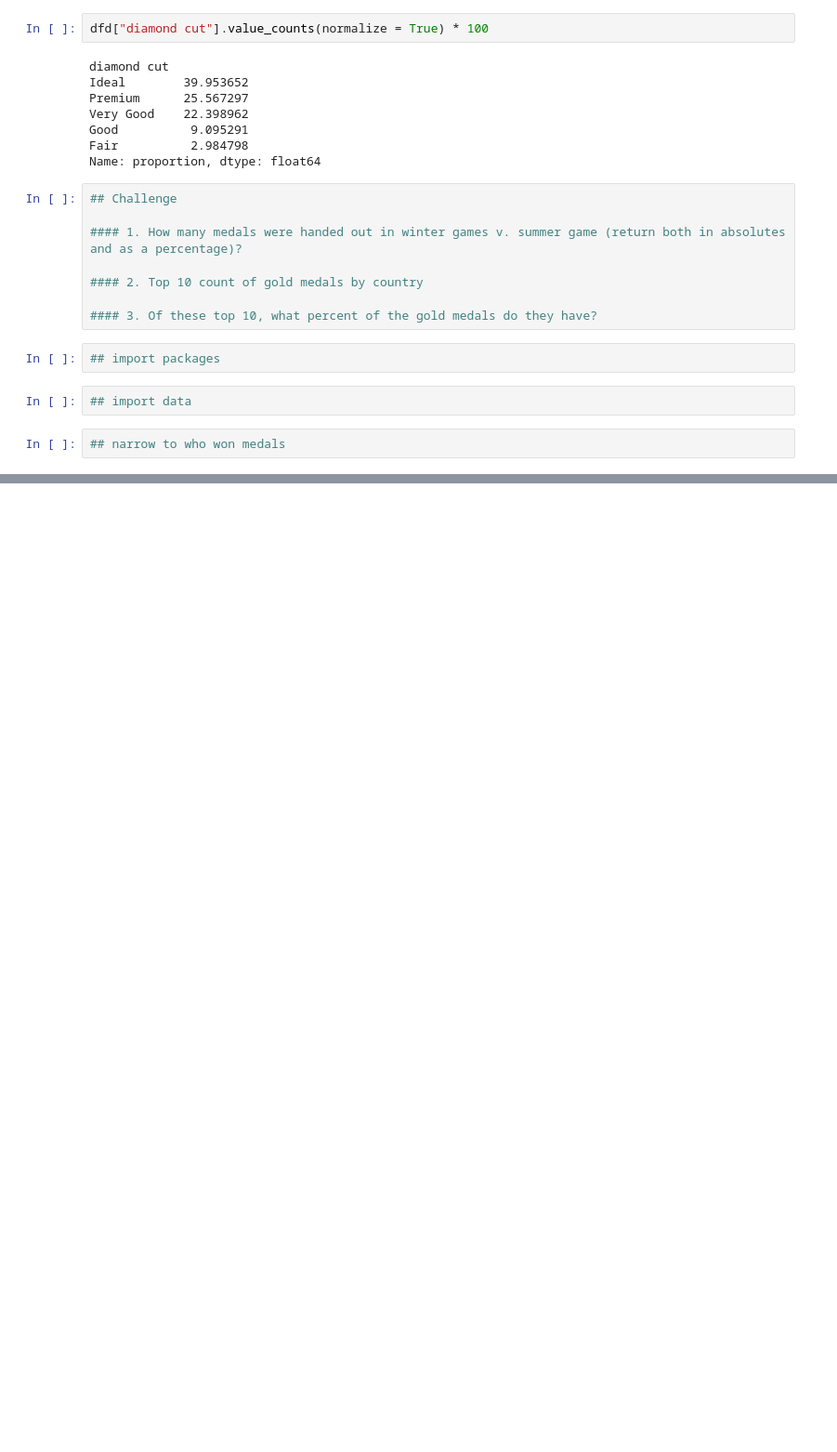
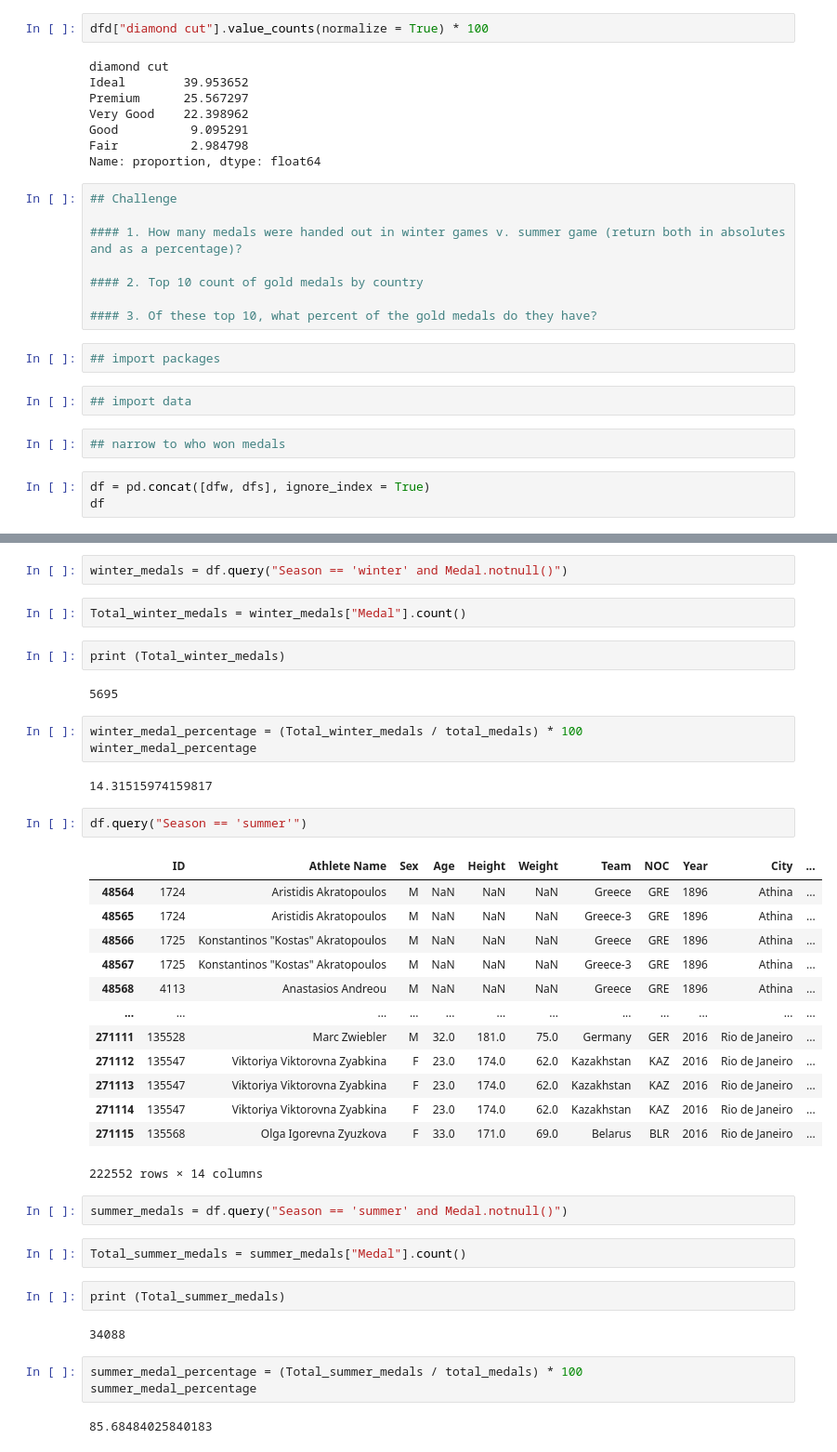
Before and after one commit to zhenjiazhang/2025-spring-sandeep-advanced-data-homework, a Jupyter notebook: wk06-sort-count-subset-BLANK.ipynb, the cells around one changed output, grey strips where cells are left out. Shown at 93% size. Saved outputs shown, nothing was run; the diff lists cells and outputs as text; blank space fills up the shorter version.

```diff
--- a/wk06-sort-count-subset-BLANK.ipynb
+++ b/wk06-sort-count-subset-BLANK.ipynb
@@ -625,3 +625,6 @@ Name: proportion, dtype: float64
 ## import data
 # %%
 ## narrow to who won medals
+# %%
+df = pd.concat([dfw, dfs], ignore_index = True)
+df
@@ -627,0 +666,42 @@ Name: proportion, dtype: float64
+# %%
+winter_medals = df.query("Season == 'winter' and Medal.notnull()")
+# %%
+Total_winter_medals = winter_medals["Medal"].count()
+# %%
+print (Total_winter_medals)
+# %% [output]
+5695
+# %%
+winter_medal_percentage = (Total_winter_medals / total_medals) * 100
+winter_medal_percentage
+# %% [output]
+14.31515974159817
+# %%
+df.query("Season == 'summer'")
+# %% [output]
+|  | ID | Athlete Name | Sex | Age | Height | Weight | Team | NOC | Year | City | ... |
+| 48564 | 1724 | Aristidis Akratopoulos | M | NaN | NaN | NaN | Greece | GRE | 1896 | Athina | ... |
+| 48565 | 1724 | Aristidis Akratopoulos | M | NaN | NaN | NaN | Greece-3 | GRE | 1896 | Athina | ... |
+| 48566 | 1725 | Konstantinos "Kostas" Akratopoulos | M | NaN | NaN | NaN | Greece | GRE | 1896 | Athina | ... |
+| 48567 | 1725 | Konstantinos "Kostas" Akratopoulos | M | NaN | NaN | NaN | Greece-3 | GRE | 1896 | Athina | ... |
+| 48568 | 4113 | Anastasios Andreou | M | NaN | NaN | NaN | Greece | GRE | 1896 | Athina | ... |
+| ... | ... | ... | ... | ... | ... | ... | ... | ... | ... | ... | ... |
+| 271111 | 135528 | Marc Zwiebler | M | 32.0 | 181.0 | 75.0 | Germany | GER | 2016 | Rio de Janeiro | ... |
+| 271112 | 135547 | Viktoriya Viktorovna Zyabkina | F | 23.0 | 174.0 | 62.0 | Kazakhstan | KAZ | 2016 | Rio de Janeiro | ... |
+| 271113 | 135547 | Viktoriya Viktorovna Zyabkina | F | 23.0 | 174.0 | 62.0 | Kazakhstan | KAZ | 2016 | Rio de Janeiro | ... |
+| 271114 | 135547 | Viktoriya Viktorovna Zyabkina | F | 23.0 | 174.0 | 62.0 | Kazakhstan | KAZ | 2016 | Rio de Janeiro | ... |
+| 271115 | 135568 | Olga Igorevna Zyuzkova | F | 33.0 | 171.0 | 69.0 | Belarus | BLR | 2016 | Rio de Janeiro | ... |
+222552 rows × 14 columns
+# %%
+summer_medals = df.query("Season == 'summer' and Medal.notnull()")
+# %%
+Total_summer_medals = summer_medals["Medal"].count()
+# %%
+print (Total_summer_medals)
+# %% [output]
+34088
+# %%
+summer_medal_percentage = (Total_summer_medals / total_medals) * 100
+summer_medal_percentage
+# %% [output]
+85.68484025840183
```
Also changed, not shown: parts of 6 cells of this notebook, 2 other files.
